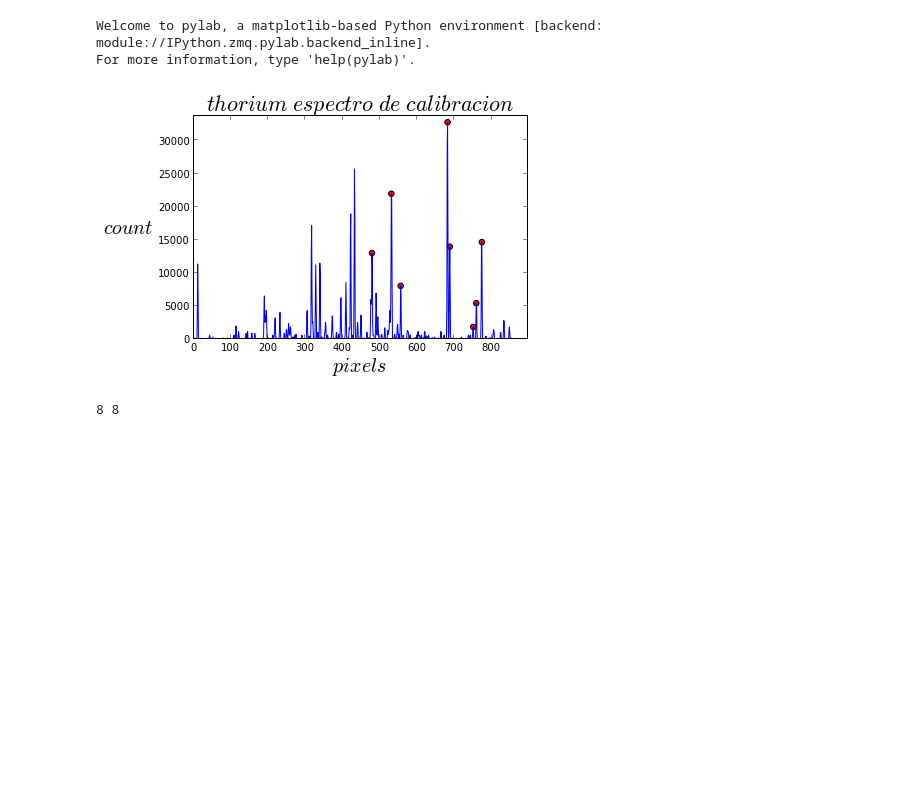
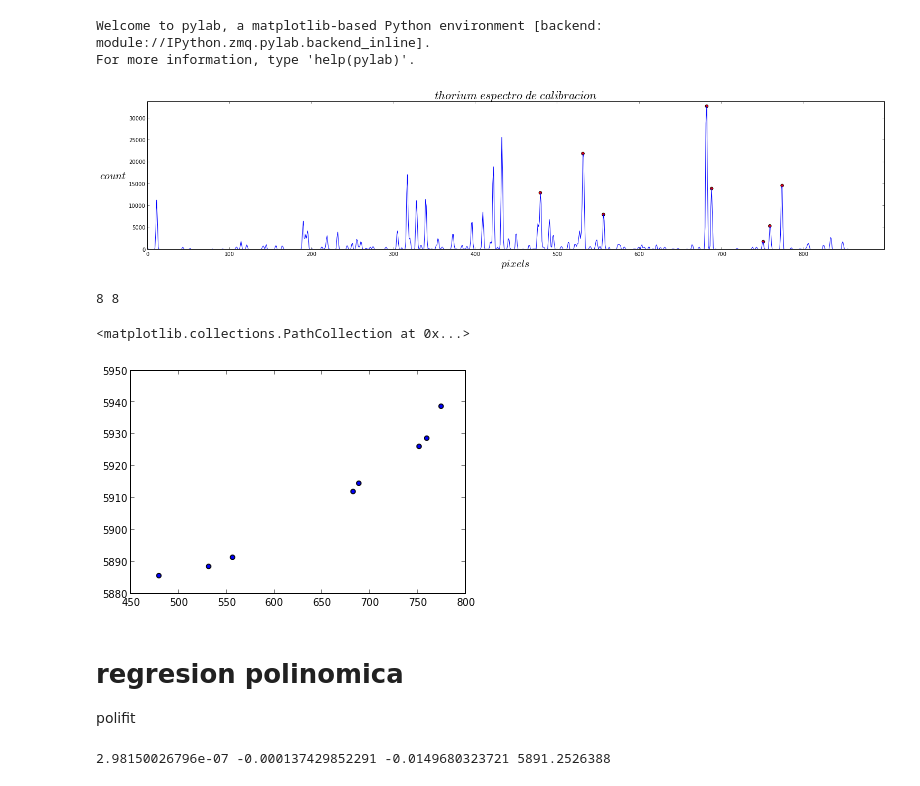
Before and after one commit to daniel-lozano/lab-intermedio, a Jupyter notebook: jupiter/Ajuste.ipynb, the cells around one changed output. Saved outputs shown, nothing was run; the diff lists cells and outputs as text; code cells hidden in the pictures; blank space fills up the shorter version.

Commit message:
regresion

```diff
--- a/jupiter/Ajuste.ipynb
+++ b/jupiter/Ajuste.ipynb
@@ -18,22 +19,23 @@ for i in range(len(count)):
 # %%
 plot(pixels,count)
 
 xlabel("$ pixels\ $",size=20)
 ylabel("$ count\ $",size=20,rotation="horizontal")
 title("$ thorium\ espectro\ de\ calibracion\  $",size=22)
 #figsize()
 scatter(pixels[479],count[479],c="r",s=30)
 scatter(pixels[531],count[531],c="r",s=30)
 scatter(pixels[556],count[556],c="r",s=30)
 scatter(pixels[682],count[682],c="r",s=30)
 scatter(pixels[688],count[688],c="r",s=30)
 scatter(pixels[751],count[751],c="r",s=30)
 scatter(pixels[759],count[759],c="r",s=30)
 scatter(pixels[774],count[774],c="r",s=30)
 xlim(min(pixels),max(pixels))
 ylim(min(count),max(count)+1000)
+figsize(20,5)
 savefig("espec_thor.png")
 # %% [output]
-[figure, old version]
+[figure, new version]
 # %%
 lambd=[5885.701 , 5888.591 , 5891.451 , 5912.084 , 5914.671 , 5926.232 , 5928.805 , 5938.825 ]
@@ -41,3 +43,11 @@ pix=[  479,531,556,682,688,751,759,774         ]
 print len(lambd),len(pix)
 # %% [output]
 8 8
+# %%
+scatter(pix,lambd)
+# %% [output]
+<matplotlib.collections.PathCollection at 0x...>
+[figure, added]
+# %% [markdown]
+# regresion polinomica
+polifit
@@ -43,0 +62,4 @@ print len(lambd),len(pix)
+# %%
+print a,b,c,d
+# %% [output]
+2.98150026796e-07 -0.000137429852291 -0.0149680323721 5891.2526388
```
Also changed, not shown: parts of 6 cells of this notebook, 1 other file.
